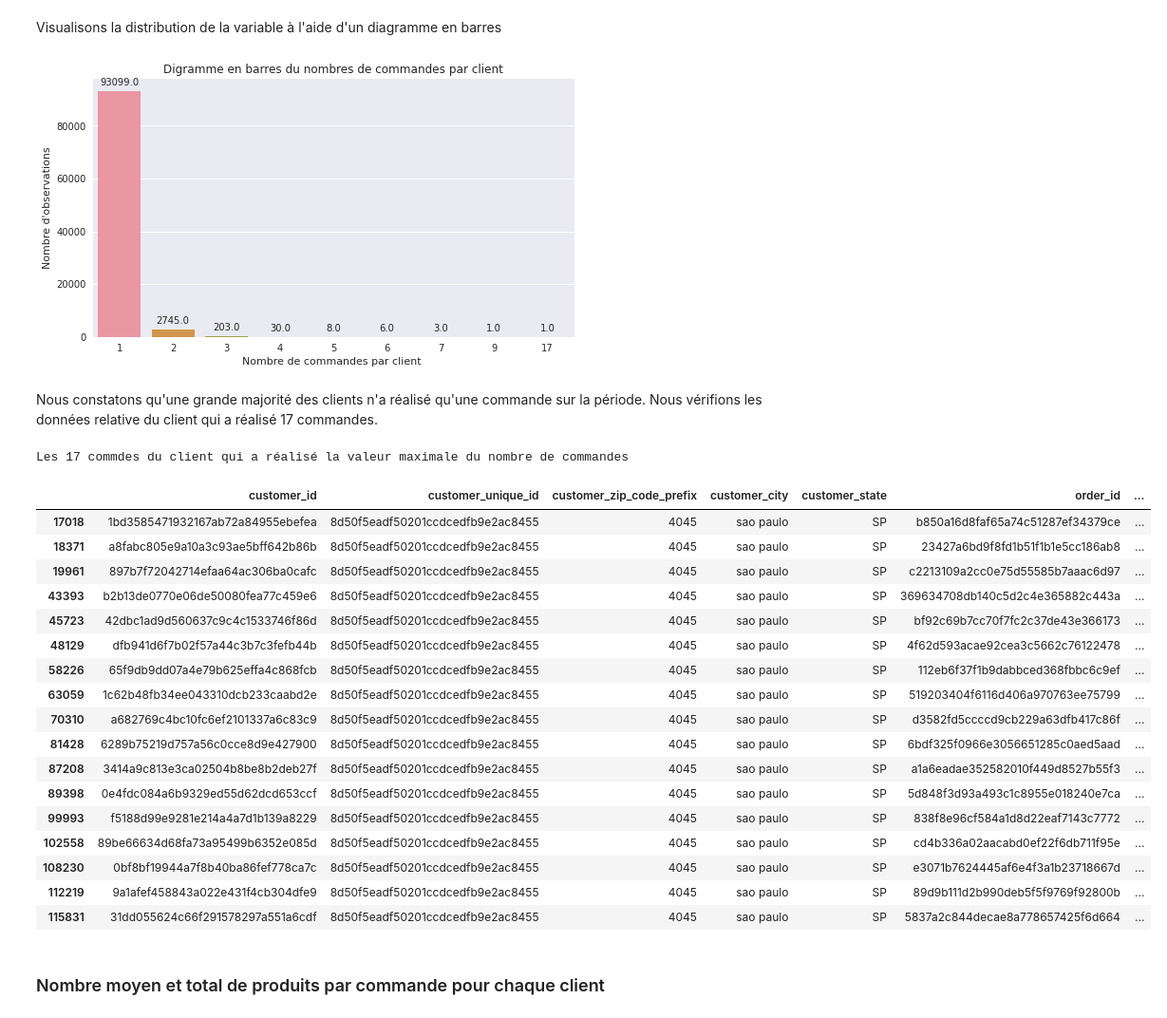
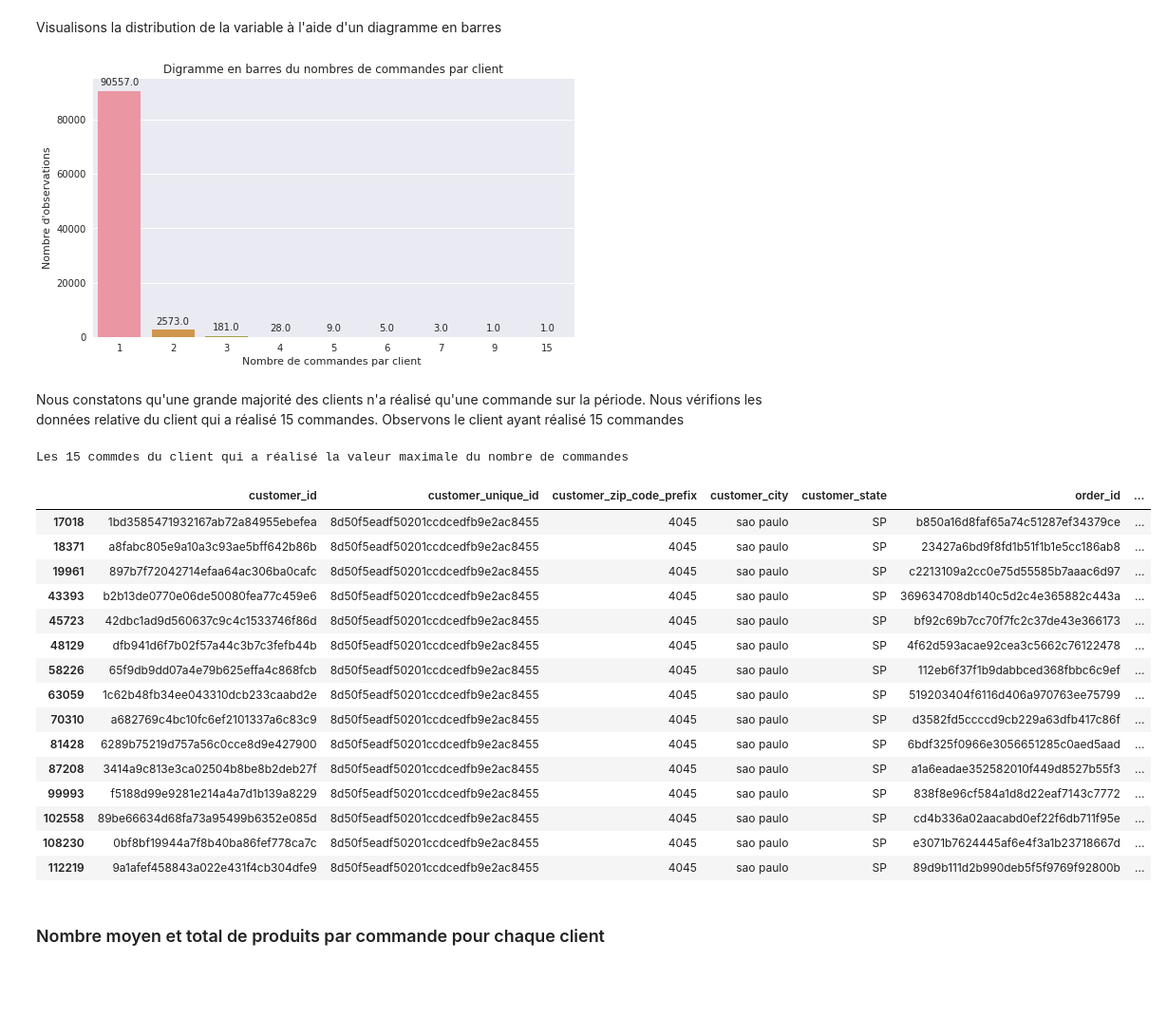
Before and after one commit to cedricsoares/openclassrooms-segmentez-des-clients-d-un-site-e-commerce, a Jupyter notebook: POLIST_01_notebookanalyse.ipynb, the cells around one changed output. Shown: that part at 95% size. Drawn from its saved outputs; the diff is of its cells as text; code cells hidden in the pictures; blank space fills up the shorter version.

```diff
--- a/POLIST_01_notebookanalyse.ipynb
+++ b/POLIST_01_notebookanalyse.ipynb
@@ -323,6 +323,6 @@ Proportions des commandes doublonnées 16.54%
 # %% [markdown]
 Nous décidons de supprimer les doublons.
 # %%
-data.drop_duplicates(subset=['order_id'], inplace=True)
+data.drop_duplicates(subset=['order_id','order_item_id'], inplace=True)
 print(f"Nombre d'observations restantes: {data.shape[0]}")
 # %% [output]
@@ -390,0 +472,5 @@ status
+# %%
+other_status_idx = data[data['order_status']!='delivered'].index
+data.drop(index=other_status_idx, inplace=True)
+print(f"Nombre d'observations supprimées: {len(other_status_idx)}")
+print(f"Observations restantes: {data.shape[0]}")
@@ -413,6 +484,9 @@ number_of_orders
 # %% [markdown]
 Visualisons la distribution de la variable à l'aide d'un diagramme en barres
 # %%
+number_of_orders =  data.groupby(['customer_unique_id'], as_index=False).agg({'order_id':'nunique'})
+number_of_orders.rename(columns={'order_id':'number_of_orders'}, inplace=True)
+
 nb = number_of_orders['number_of_orders'].value_counts().index
 count = number_of_orders['number_of_orders'].value_counts().values
 
@@ -433,33 +507,31 @@ plt.ylabel("Nombre d'observations")
 plt.title("Digramme en barres du nombres de commandes par client")
 plt.show()
 # %% [output]
-[figure, old version]
+[figure, new version]
 # %% [markdown]
-Nous constatons qu'une grande majorité des clients n'a réalisé qu'une commande sur la période. Nous vérifions les données relative du client qui a réalisé 17 commandes.
+Nous constatons qu'une grande majorité des clients n'a réalisé qu'une commande sur la période. Nous vérifions les données relative du client qui a réalisé 15 commandes. Observons le client ayant réalisé 15 commandes
 # %%
-max_orders_id = number_of_orders[number_of_orders['number_of_orders']==17].values[0][0]
-print("Les 17 commdes du client qui a réalisé la valeur maximale du nombre de commandes")
+max_orders_id = number_of_orders[number_of_orders['number_of_orders']==15].values[0][0]
+print("Les 15 commdes du client qui a réalisé la valeur maximale du nombre de commandes")
 display(data[data['customer_unique_id']== max_orders_id])
 # %% [output]
-Les 17 commdes du client qui a réalisé la valeur maximale du nombre de commandes
+Les 15 commdes du client qui a réalisé la valeur maximale du nombre de commandes
 |  | customer_id | customer_unique_id | customer_zip_code_prefix | customer_city | customer_state | order_id | ... |
 | 17018 | 1bd3585471932167ab72a84955ebefea | 8d50f5eadf50201ccdcedfb9e2ac8455 | 4045 | sao paulo | SP | b850a16d8faf65a74c51287ef34379ce | ... |
 | 18371 | a8fabc805e9a10a3c93ae5bff642b86b | 8d50f5eadf50201ccdcedfb9e2ac8455 | 4045 | sao paulo | SP | 23427a6bd9f8fd1b51f1b1e5cc186ab8 | ... |
 | 19961 | 897b7f72042714efaa64ac306ba0cafc | 8d50f5eadf50201ccdcedfb9e2ac8455 | 4045 | sao paulo | SP | c2213109a2cc0e75d55585b7aaac6d97 | ... |
 | 43393 | b2b13de0770e06de50080fea77c459e6 | 8d50f5eadf50201ccdcedfb9e2ac8455 | 4045 | sao paulo | SP | 369634708db140c5d2c4e365882c443a | ... |
 | 45723 | 42dbc1ad9d560637c9c4c1533746f86d | 8d50f5eadf50201ccdcedfb9e2ac8455 | 4045 | sao paulo | SP | bf92c69b7cc70f7fc2c37de43e366173 | ... |
 | 48129 | dfb941d6f7b02f57a44c3b7c3fefb44b | 8d50f5eadf50201ccdcedfb9e2ac8455 | 4045 | sao paulo | SP | 4f62d593acae92cea3c5662c76122478 | ... |
 | 58226 | 65f9db9dd07a4e79b625effa4c868fcb | 8d50f5eadf50201ccdcedfb9e2ac8455 | 4045 | sao paulo | SP | 112eb6f37f1b9dabbced368fbbc6c9ef | ... |
 | 63059 | 1c62b48fb34ee043310dcb233caabd2e | 8d50f5eadf50201ccdcedfb9e2ac8455 | 4045 | sao paulo | SP | 519203404f6116d406a970763ee75799 | ... |
 | 70310 | a682769c4bc10fc6ef2101337a6c83c9 | 8d50f5eadf50201ccdcedfb9e2ac8455 | 4045 | sao paulo | SP | d3582fd5ccccd9cb229a63dfb417c86f | ... |
 | 81428 | 6289b75219d757a56c0cce8d9e427900 | 8d50f5eadf50201ccdcedfb9e2ac8455 | 4045 | sao paulo | SP | 6bdf325f0966e3056651285c0aed5aad | ... |
 | 87208 | 3414a9c813e3ca02504b8be8b2deb27f | 8d50f5eadf50201ccdcedfb9e2ac8455 | 4045 | sao paulo | SP | a1a6eadae352582010f449d8527b55f3 | ... |
-| 89398 | 0e4fdc084a6b9329ed55d62dcd653ccf | 8d50f5eadf50201ccdcedfb9e2ac8455 | 4045 | sao paulo | SP | 5d848f3d93a493c1c8955e018240e7ca | ... |
 | 99993 | f5188d99e9281e214a4a7d1b139a8229 | 8d50f5eadf50201ccdcedfb9e2ac8455 | 4045 | sao paulo | SP | 838f8e96cf584a1d8d22eaf7143c7772 | ... |
 | 102558 | 89be66634d68fa73a95499b6352e085d | 8d50f5eadf50201ccdcedfb9e2ac8455 | 4045 | sao paulo | SP | cd4b336a02aacabd0ef22f6db711f95e | ... |
 | 108230 | 0bf8bf19944a7f8b40ba86fef778ca7c | 8d50f5eadf50201ccdcedfb9e2ac8455 | 4045 | sao paulo | SP | e3071b7624445af6e4f3a1b23718667d | ... |
 | 112219 | 9a1afef458843a022e431f4cb304dfe9 | 8d50f5eadf50201ccdcedfb9e2ac8455 | 4045 | sao paulo | SP | 89d9b111d2b990deb5f5f9769f92800b | ... |
-| 115831 | 31dd055624c66f291578297a551a6cdf | 8d50f5eadf50201ccdcedfb9e2ac8455 | 4045 | sao paulo | SP | 5837a2c844decae8a778657425f6d664 | ... |
 # %% [markdown]
 ### Nombre moyen et total de produits par commande pour chaque client
 # %% [markdown]
```
Also changed, not shown: parts of 66 cells of this notebook.
